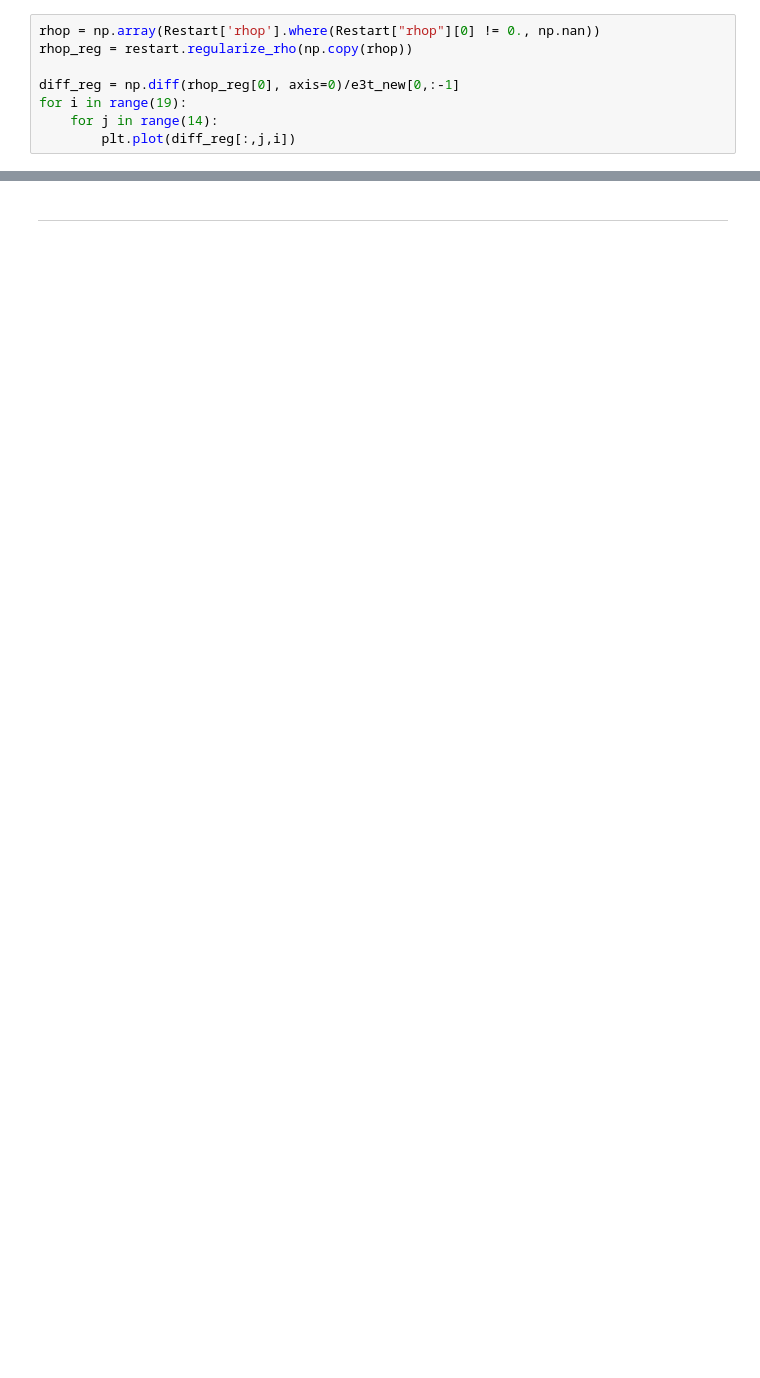
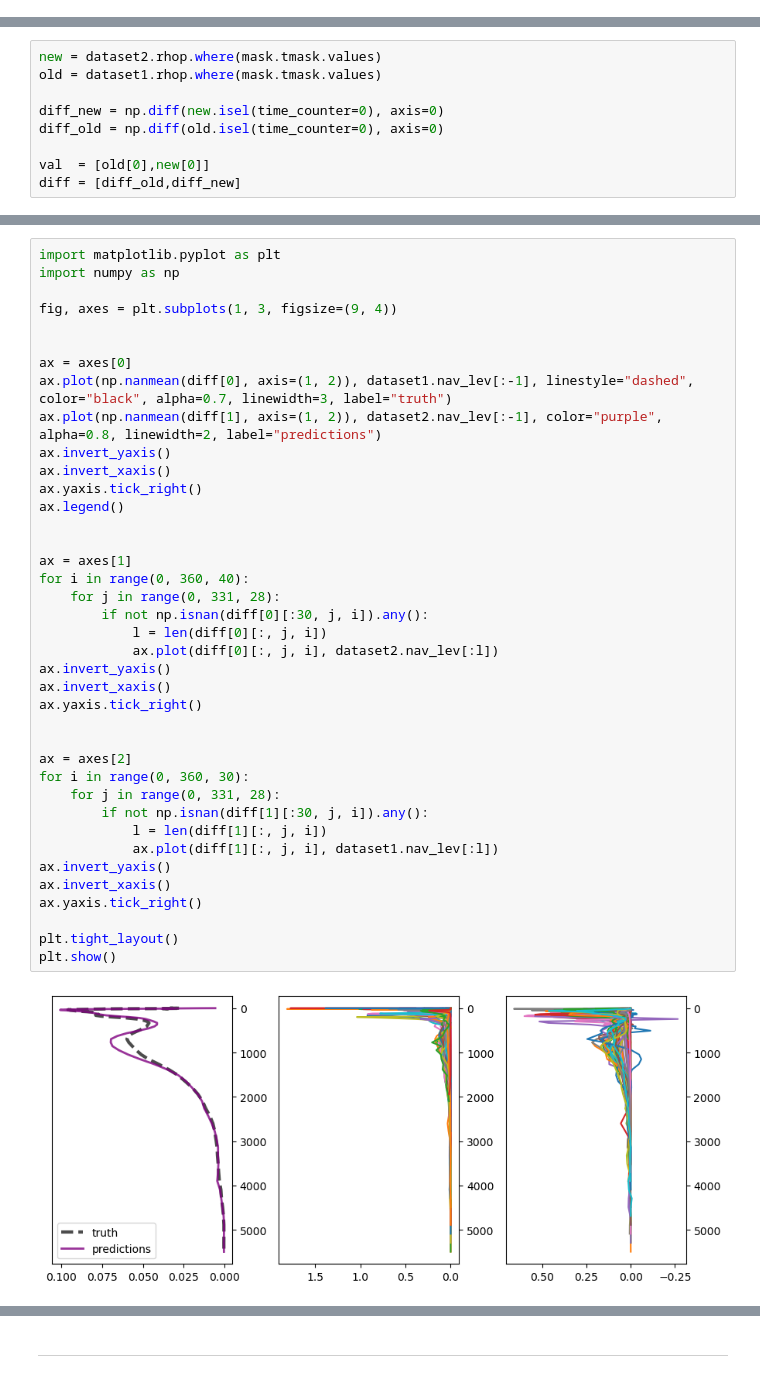
Before and after one commit to maudtst/Spinup-NEMO, a Jupyter notebook: Notebooks/Restart.ipynb, the cells around one changed output, grey strips where cells are left out. Cells and saved outputs as stored; diff of their text form; blank space fills up the shorter version.

Commit message:
restart analysis

```diff
--- a/Notebooks/Restart.ipynb
+++ b/Notebooks/Restart.ipynb
@@ -160,8 +0,0 @@ updated density
-# %%
-rhop = np.array(Restart['rhop'].where(Restart["rhop"][0] != 0., np.nan))
-rhop_reg = restart.regularize_rho(np.copy(rhop))
-
-diff_reg = np.diff(rhop_reg[0], axis=0)/e3t_new[0,:-1]
-for i in range(19):
-    for j in range(14):
-        plt.plot(diff_reg[:,j,i])
@@ -368,0 +28,9 @@ plot_density_infos(dataset2)
+# %%
+new = dataset2.rhop.where(mask.tmask.values)
+old = dataset1.rhop.where(mask.tmask.values)
+
+diff_new = np.diff(new.isel(time_counter=0), axis=0)
+diff_old = np.diff(old.isel(time_counter=0), axis=0)
+
+val  = [old[0],new[0]]
+diff = [diff_old,diff_new]
@@ -368,0 +56,41 @@ plot_density_infos(dataset2)
+# %%
+import matplotlib.pyplot as plt
+import numpy as np
+
+fig, axes = plt.subplots(1, 3, figsize=(9, 4))
+
+
+ax = axes[0]
+ax.plot(np.nanmean(diff[0], axis=(1, 2)), dataset1.nav_lev[:-1], linestyle="dashed", color="black", alpha=0.7, linewidth=3, label="truth")
+ax.plot(np.nanmean(diff[1], axis=(1, 2)), dataset2.nav_lev[:-1], color="purple", alpha=0.8, linewidth=2, label="predictions")
+ax.invert_yaxis()
+ax.invert_xaxis()
+ax.yaxis.tick_right()
+ax.legend()
+
+
+ax = axes[1]
+for i in range(0, 360, 40):
+    for j in range(0, 331, 28):
+        if not np.isnan(diff[0][:30, j, i]).any():
+            l = len(diff[0][:, j, i])
+            ax.plot(diff[0][:, j, i], dataset2.nav_lev[:l])
+ax.invert_yaxis()
+ax.invert_xaxis()
+ax.yaxis.tick_right()
+
+
+ax = axes[2]
+for i in range(0, 360, 30):
+    for j in range(0, 331, 28):
+        if not np.isnan(diff[1][:30, j, i]).any():
+            l = len(diff[1][:, j, i])
+            ax.plot(diff[1][:, j, i], dataset1.nav_lev[:l])
+ax.invert_yaxis()
+ax.invert_xaxis()
+ax.yaxis.tick_right()
+
+plt.tight_layout()
+plt.show()
+# %% [output]
+[figure, added]
```
Also changed, not shown: parts of 61 cells of this notebook.
